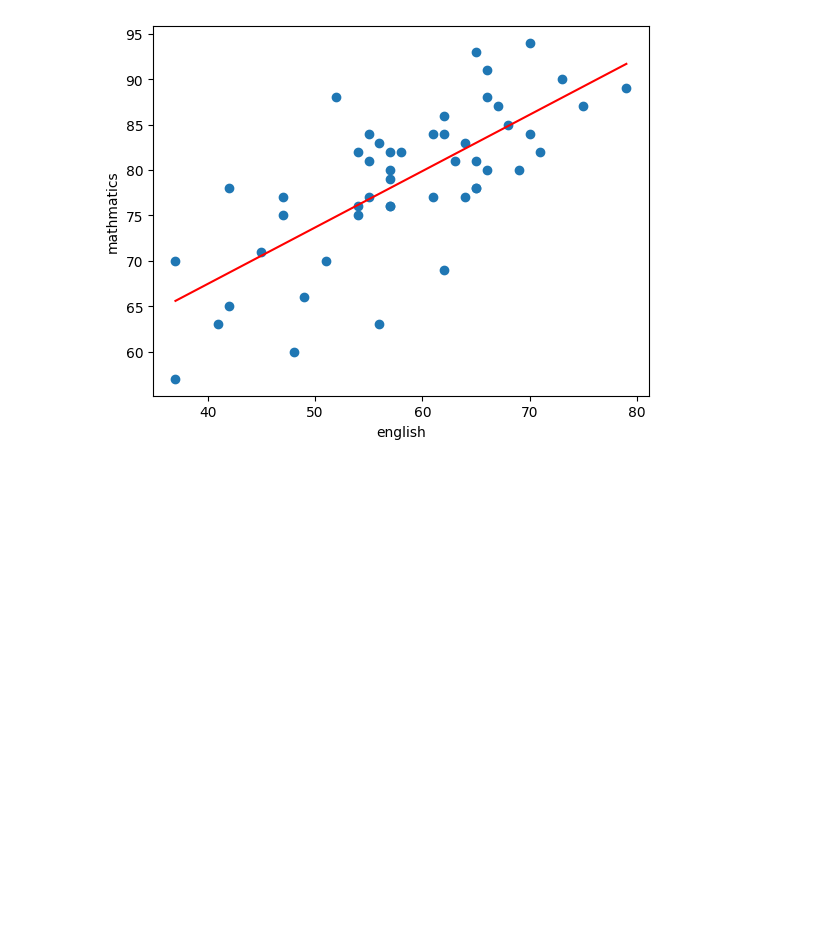
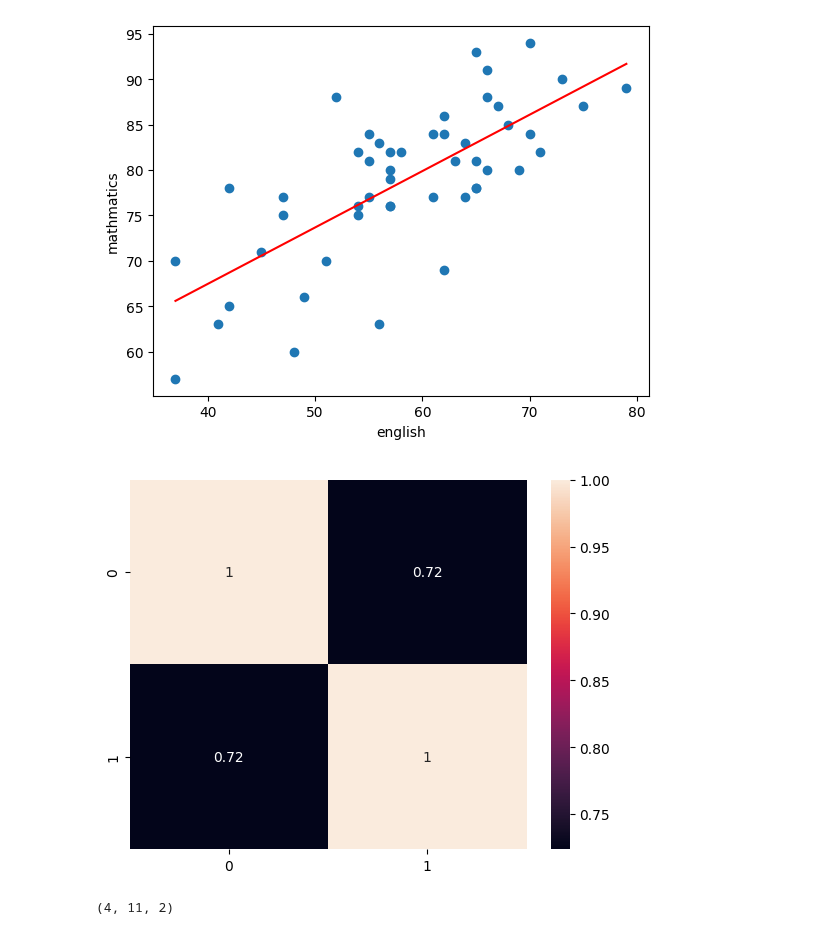
Before and after one commit to shared-repo/human-da5, a Jupyter notebook: workspace/data-analysis/b_example.ipynb, the cells around one changed output. Drawn from its saved outputs; the diff is of its cells as text; code cells hidden in the pictures; blank space fills up the shorter version.

```diff
--- a/workspace/data-analysis/b_example.ipynb
+++ b/workspace/data-analysis/b_example.ipynb
@@ -186,3 +187,17 @@ plt.show()
 # %% [output]
 [ 0.62142302 42.60132433]
 [figure]
+# %%
+corrs = scores_df.corr().values
+
+sns.heatmap(corrs, annot=True)
+plt.show()
+# %% [output]
+[figure, added]
+# %%
+# np.save : numpy array를 binary 형식으로 파일에 저장하는 함수
+# np.load : np.save로 저장한 파일을 읽어들이는 함수
+anscombe_data = np.load('data-files/ch3_anscombe.npy')
+print(anscombe_data.shape)
+# %% [output]
+(4, 11, 2)
```
Also changed, not shown: parts of 3 cells of this notebook.
